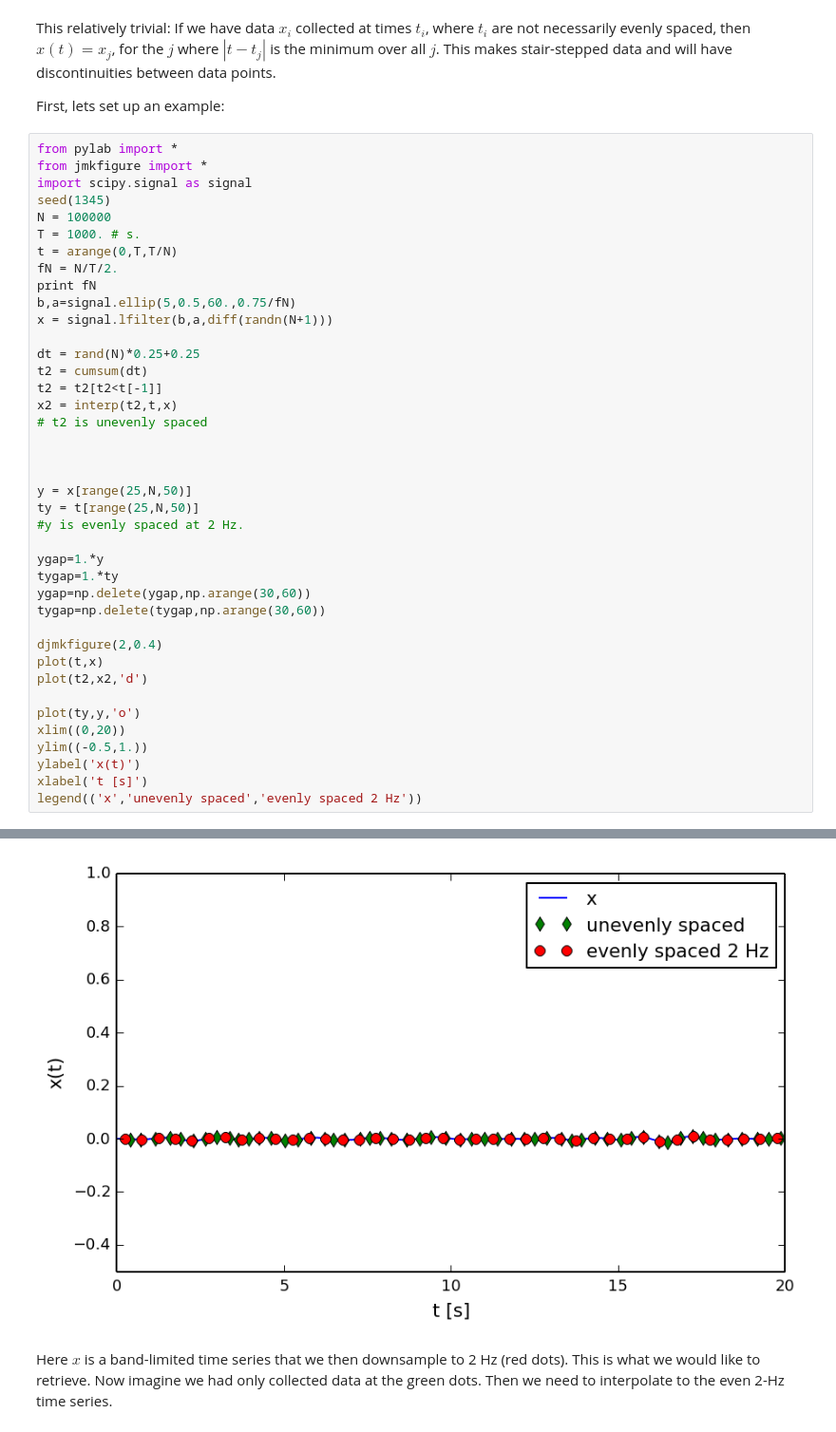
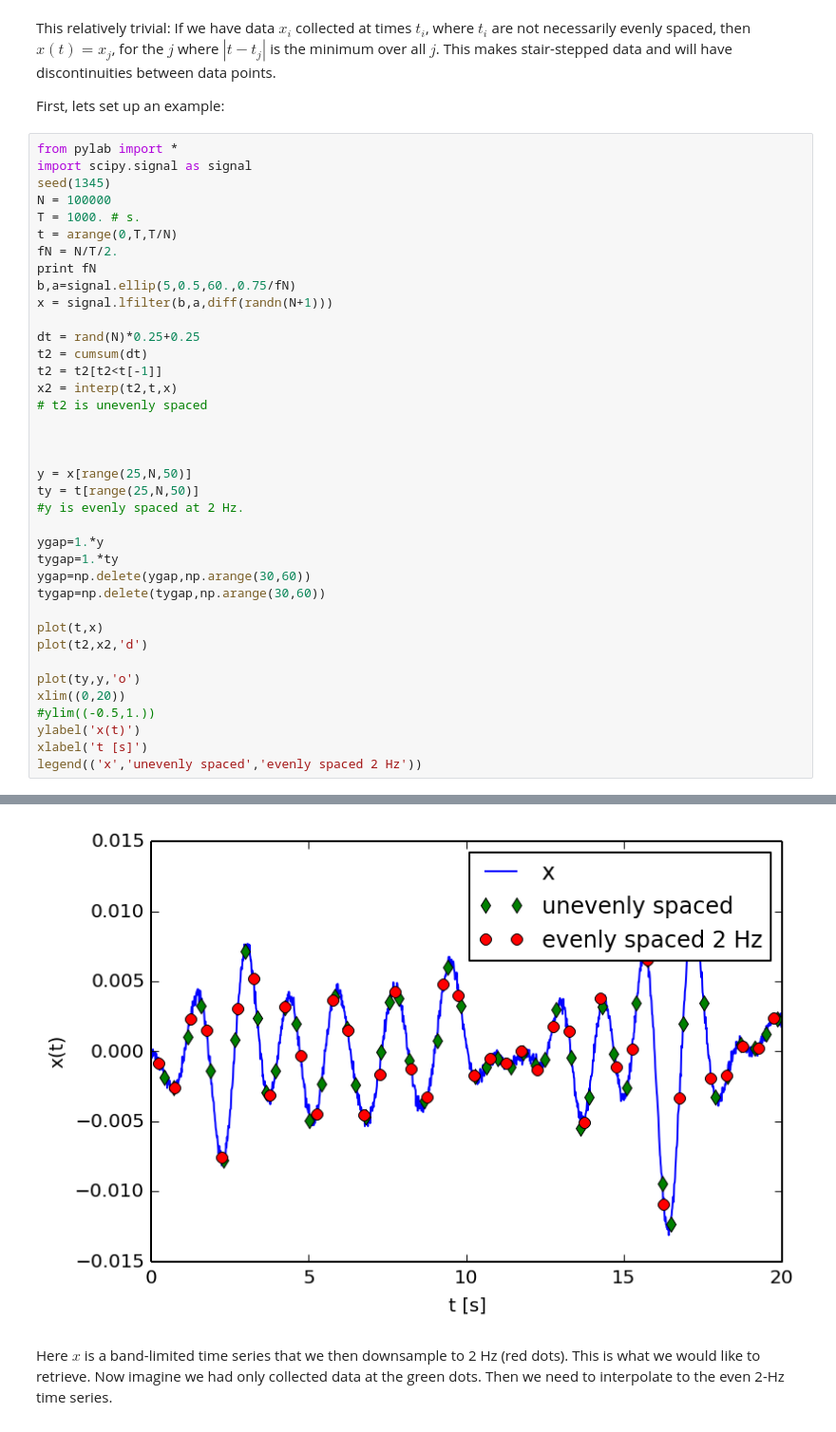
Before and after one commit to jklymak/Phy411, a Jupyter notebook: lectures/Lecture-08-Sampling-Theorem.ipynb, the cells around one changed output, grey strips where cells are left out. Shown at 95% size. Cells and saved outputs as stored; diff of their text form.

```diff
--- a/lectures/Lecture-08-Sampling-Theorem.ipynb
+++ b/lectures/Lecture-08-Sampling-Theorem.ipynb
@@ -200,7 +200,6 @@ This relatively trivial: If we have data $x_i$ collected at times $t_i$, where $
 First, lets set up an example:
 # %%
 from pylab import *
-from jmkfigure import *
 import scipy.signal as signal
 seed(1345)
 N = 100000
@@ -212,36 +211,35 @@ b,a=signal.ellip(5,0.5,60.,0.75/fN)
 x = signal.lfilter(b,a,diff(randn(N+1)))
 
 dt = rand(N)*0.25+0.25
 t2 = cumsum(dt)
 t2 = t2[t2<t[-1]]
 x2 = interp(t2,t,x)
 # t2 is unevenly spaced
 
 
 
 y = x[range(25,N,50)]
 ty = t[range(25,N,50)]
 #y is evenly spaced at 2 Hz.
 
 ygap=1.*y
 tygap=1.*ty
 ygap=np.delete(ygap,np.arange(30,60))
 tygap=np.delete(tygap,np.arange(30,60))
 
-djmkfigure(2,0.4)
 plot(t,x)
 plot(t2,x2,'d')
 
 plot(ty,y,'o')
 xlim((0,20))
-ylim((-0.5,1.))
+#ylim((-0.5,1.))
 ylabel('x(t)')
 xlabel('t [s]')
 legend(('x','unevenly spaced','evenly spaced 2 Hz'))
 # %% [output]
 50.0
 <matplotlib.legend.Legend at 0x...>
-[figure, old version]
+[figure, new version]
 # %% [markdown]
 Here $x$ is a band-limited time series that we then downsample to 2 Hz (red dots).  This is what we would like to retrieve.  Now imagine we had only collected data at the green dots.  Then we need to interpolate to the even 2-Hz time series.
 # %%
```
Also changed, not shown: parts of 9 cells of this notebook.
